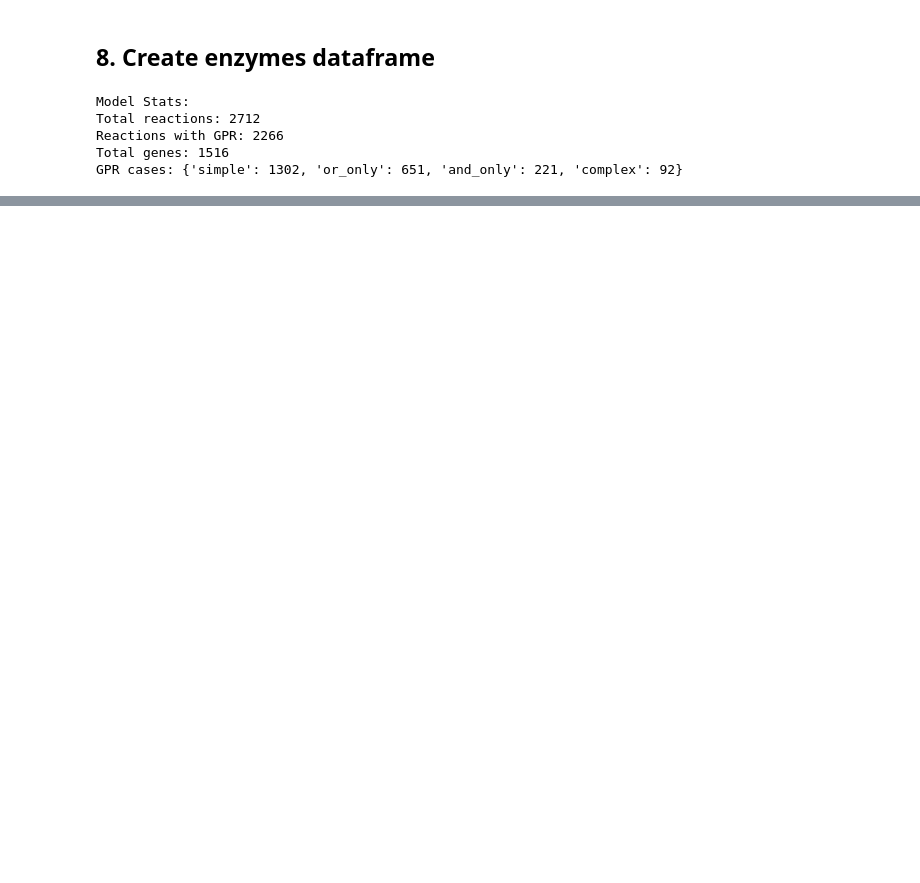
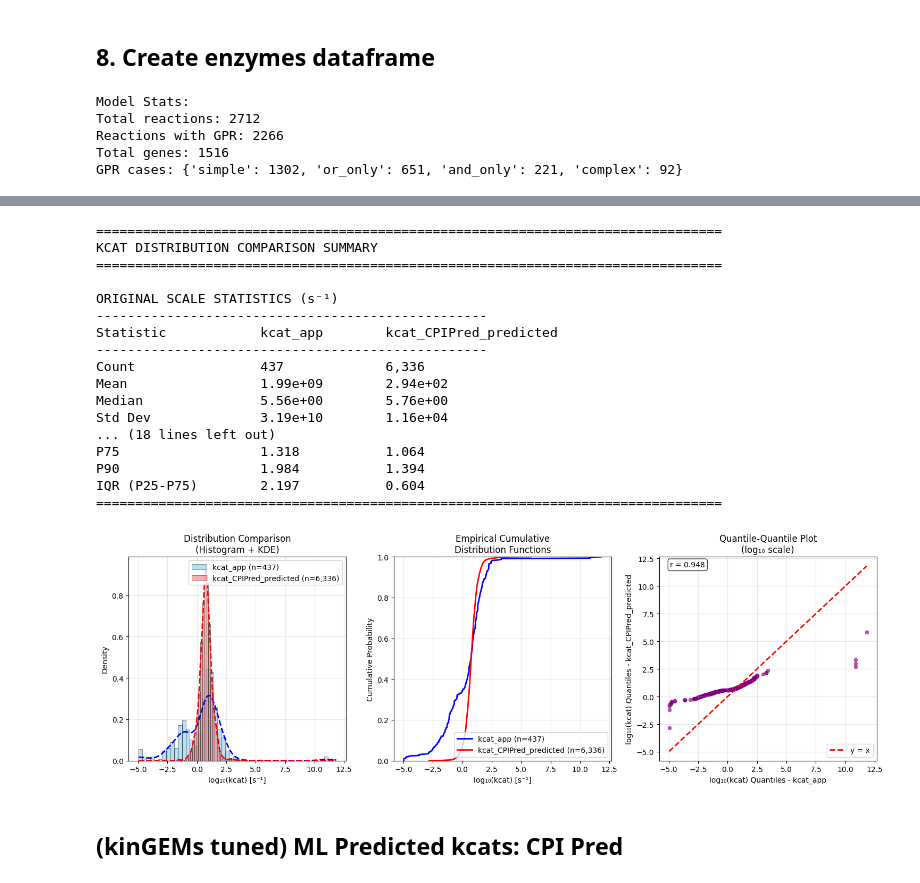
Before and after one commit to lyach/BactoCat, a Jupyter notebook: experiments/ECOMICS_fluxomics.ipynb, the cells around one changed output, grey strips where cells are left out. Drawn from its saved outputs; the diff is of its cells as text; code cells hidden in the pictures; blank space fills up the shorter version.

```diff
--- a/experiments/ECOMICS_fluxomics.ipynb
+++ b/experiments/ECOMICS_fluxomics.ipynb
@@ -616,0 +787,52 @@ fluxomics_genes_df['sequence'] = fluxomics_genes_df['homomeric_gene'].map(seq_ma
+# %%
+# Load iML1515 CPI Pred predictions
+CPIPred_predictions_dir = os.path.join(processed_data_dir, "iML1515", "X06A_kinGEMs_ecoli_iML1515_predictions.csv")
+CPIPred_predictions_df = pd.read_csv(CPIPred_predictions_dir)
+
+# Drop kcat column - it's a placeholder
+CPIPred_predictions_df.drop(columns=['kcat'], inplace=True)
+
+# Get kcat by averaging predictions across 5 folds
+CPIPred_predictions_df["kcat_pred"] = CPIPred_predictions_df[
+    ["pred_value_0", "pred_value_1", "pred_value_2", "pred_value_3", "pred_value_4"]
+].mean(axis=1)
+
+# Keep only kcat_pred column
+CPIPred_predictions_df.rename(columns={"SEQ": "sequence", "CMPD_SMILES": "SMILES"}, inplace=True)
+CPIPred_predictions_df = CPIPred_predictions_df[["sequence", "SMILES", "kcat_pred"]]
+
+# There are multiple predictions for the same seq-SMILES pair, keep the largest (as done in kinGEMs)
+CPIPred_predictions_df = (
+    CPIPred_predictions_df
+    .groupby(["sequence", "SMILES"], as_index=False)
+    .max()
+)
+# %%
+# Merge
+df_fluxomics_homomeric = pd.merge(df_fluxomics_homomeric, CPIPred_predictions_df, on=["sequence", "SMILES"], how='left')
+# %%
+# Plot
+from scripts.kcat_utils import compare_kcat_distribution
+
+compare_kcat_distribution(df_fluxomics_homomeric, "kcat_app", CPIPred_predictions_df, "kcat_pred", label1="kcat_app", label2="kcat_CPIPred_predicted")
+# %% [output]
+================================================================================
+KCAT DISTRIBUTION COMPARISON SUMMARY
+================================================================================
+
+ORIGINAL SCALE STATISTICS (s⁻¹)
+--------------------------------------------------
+Statistic            kcat_app        kcat_CPIPred_predicted
+--------------------------------------------------
+Count                437             6,336
+Mean                 1.99e+09        2.94e+02
+Median               5.56e+00        5.76e+00
+Std Dev              3.19e+10        1.16e+04
+... (18 lines left out)
+P75                  1.318           1.064
+P90                  1.984           1.394
+IQR (P25-P75)        2.197           0.604
+================================================================================
+[figure, added]
+# %% [markdown]
+## (kinGEMs tuned) ML Predicted kcats: CPI Pred
```
Also changed, not shown: parts of 57 cells of this notebook, 24 other files.
